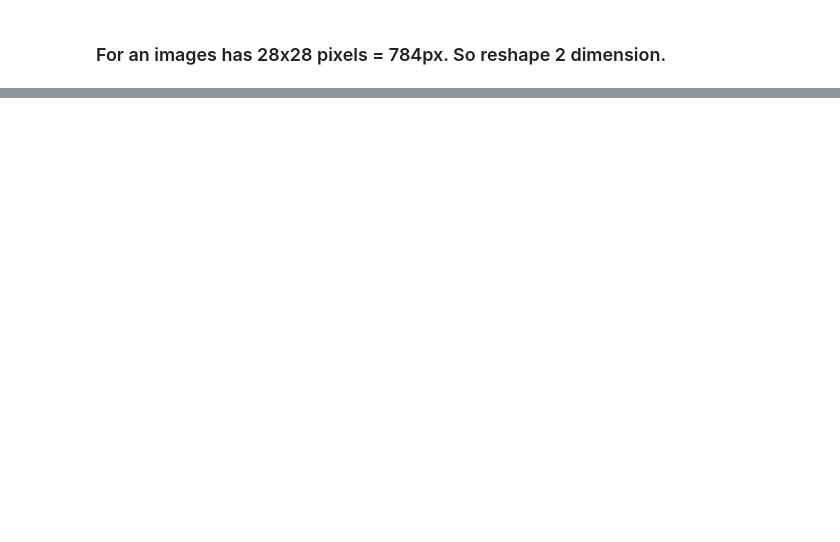
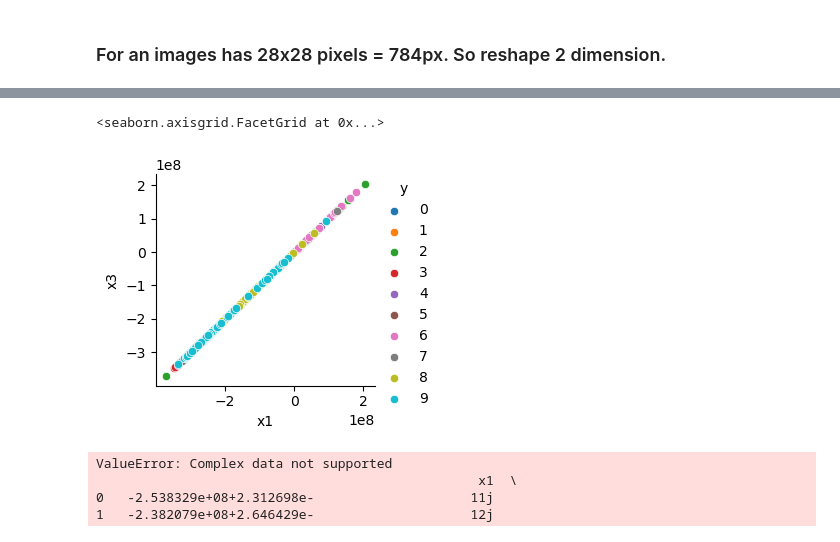
Before and after one commit to mehmet-ercan/MachineLearning, a Jupyter notebook: HW3/HW3_AKCAN_ERCAN_244201001033.ipynb, the cells around one changed output, grey strips where cells are left out. Cells and saved outputs as stored; diff of their text form; code cells hidden in the pictures; blank space fills up the shorter version.

```diff
--- a/HW3/HW3_AKCAN_ERCAN_244201001033.ipynb
+++ b/HW3/HW3_AKCAN_ERCAN_244201001033.ipynb
@@ -101,0 +111,20 @@ plt.show()
+# %%
+graphics = (sns.FacetGrid(reducedData, hue='y'))
+graphics.map(sns.scatterplot, 'x1', 'x3')
+graphics.add_legend()
+# %% [output]
+<seaborn.axisgrid.FacetGrid at 0x...>
+[figure, added]
+# %%
+from sklearn.tree import DecisionTreeClassifier
+
+X = reducedData[['x1', 'x2', 'x3']]
+y = reducedData['y']
+
+clf = DecisionTreeClassifier()
+clf = clf.fit(X, y)
+# %% [output]
+ValueError: Complex data not supported
+                                                 x1  \
+0   -2.538329e+08+2.312698e-                    11j
+1   -2.382079e+08+2.646429e-                    12j
```
Also changed, not shown: parts of 12 cells of this notebook, 1 other file.
